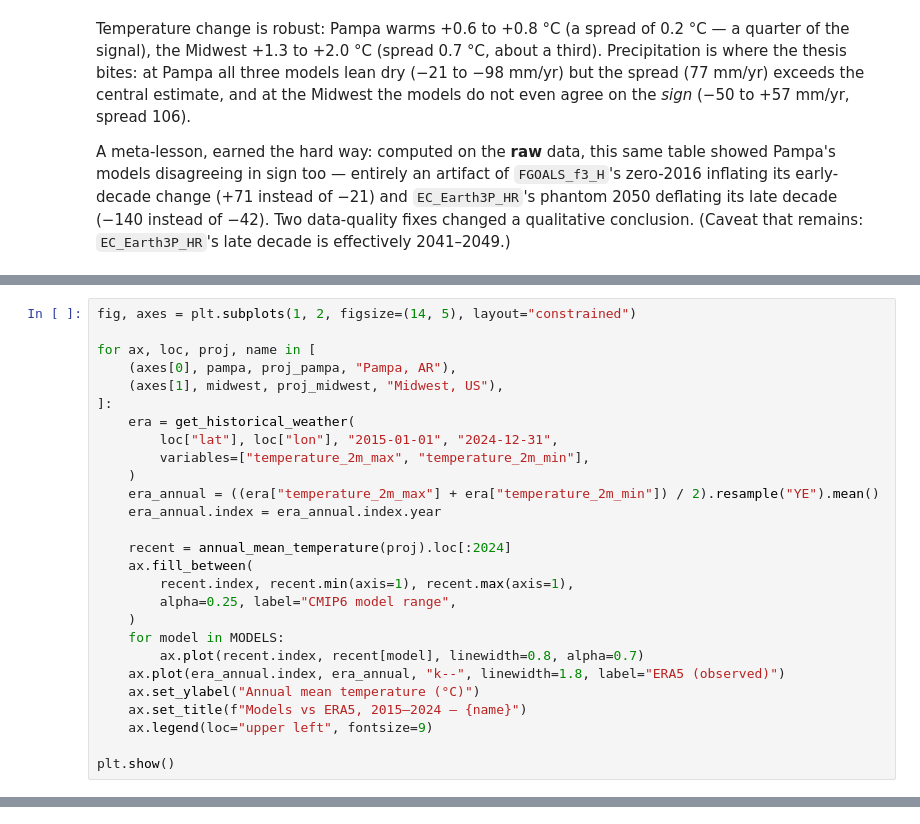
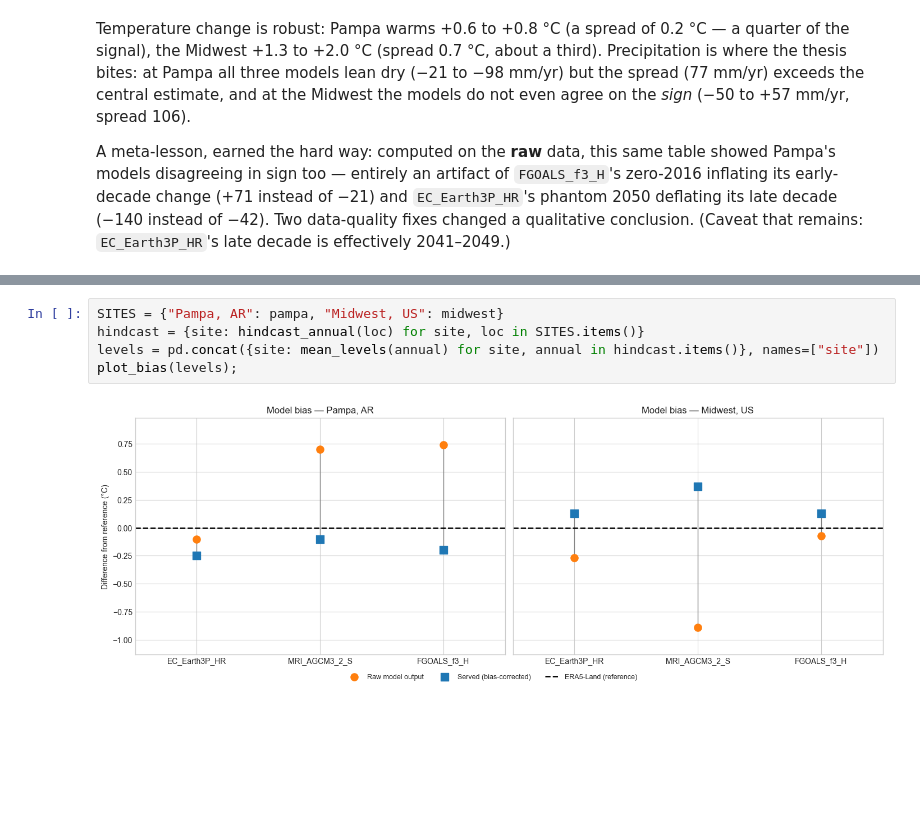
Before and after one commit to deloxantos/pretaverdi, a Jupyter notebook: notebooks/02-cmip6-multi-model-projections.ipynb, the cells around one changed output, grey strips where cells are left out. Drawn from its saved outputs; the diff is of its cells as text; blank space fills up the shorter version.

Commit message:
fix(notebook): show that hindcast agreement comes from bias correction

```diff
--- a/notebooks/02-cmip6-multi-model-projections.ipynb
+++ b/notebooks/02-cmip6-multi-model-projections.ipynb
@@ -266,27 +259,0 @@ Two rules keep this comparison honest. First, HighResMIP runs are not initialize
-# %%
-fig, axes = plt.subplots(1, 2, figsize=(14, 5), layout="constrained")
-
-for ax, loc, proj, name in [
-    (axes[0], pampa, proj_pampa, "Pampa, AR"),
-    (axes[1], midwest, proj_midwest, "Midwest, US"),
-]:
-    era = get_historical_weather(
-        loc["lat"], loc["lon"], "2015-01-01", "2024-12-31",
-        variables=["temperature_2m_max", "temperature_2m_min"],
-    )
-    era_annual = ((era["temperature_2m_max"] + era["temperature_2m_min"]) / 2).resample("YE").mean()
-    era_annual.index = era_annual.index.year
-
-    recent = annual_mean_temperature(proj).loc[:2024]
-    ax.fill_between(
-        recent.index, recent.min(axis=1), recent.max(axis=1),
-        alpha=0.25, label="CMIP6 model range",
-    )
-    for model in MODELS:
-        ax.plot(recent.index, recent[model], linewidth=0.8, alpha=0.7)
-    ax.plot(era_annual.index, era_annual, "k--", linewidth=1.8, label="ERA5 (observed)")
-    ax.set_ylabel("Annual mean temperature (°C)")
-    ax.set_title(f"Models vs ERA5, 2015–2024 — {name}")
-    ax.legend(loc="upper left", fontsize=9)
-
-plt.show()
@@ -296,0 +277,7 @@ The levels land remarkably close to reality. Over 2015–2024, ERA5 averages 17.
+# %%
+SITES = {"Pampa, AR": pampa, "Midwest, US": midwest}
+hindcast = {site: hindcast_annual(loc) for site, loc in SITES.items()}
+levels = pd.concat({site: mean_levels(annual) for site, annual in hindcast.items()}, names=["site"])
+plot_bias(levels);
+# %% [output]
+[figure, added]
```
Also changed, not shown: parts of 11 cells of this notebook, 1 other file.
